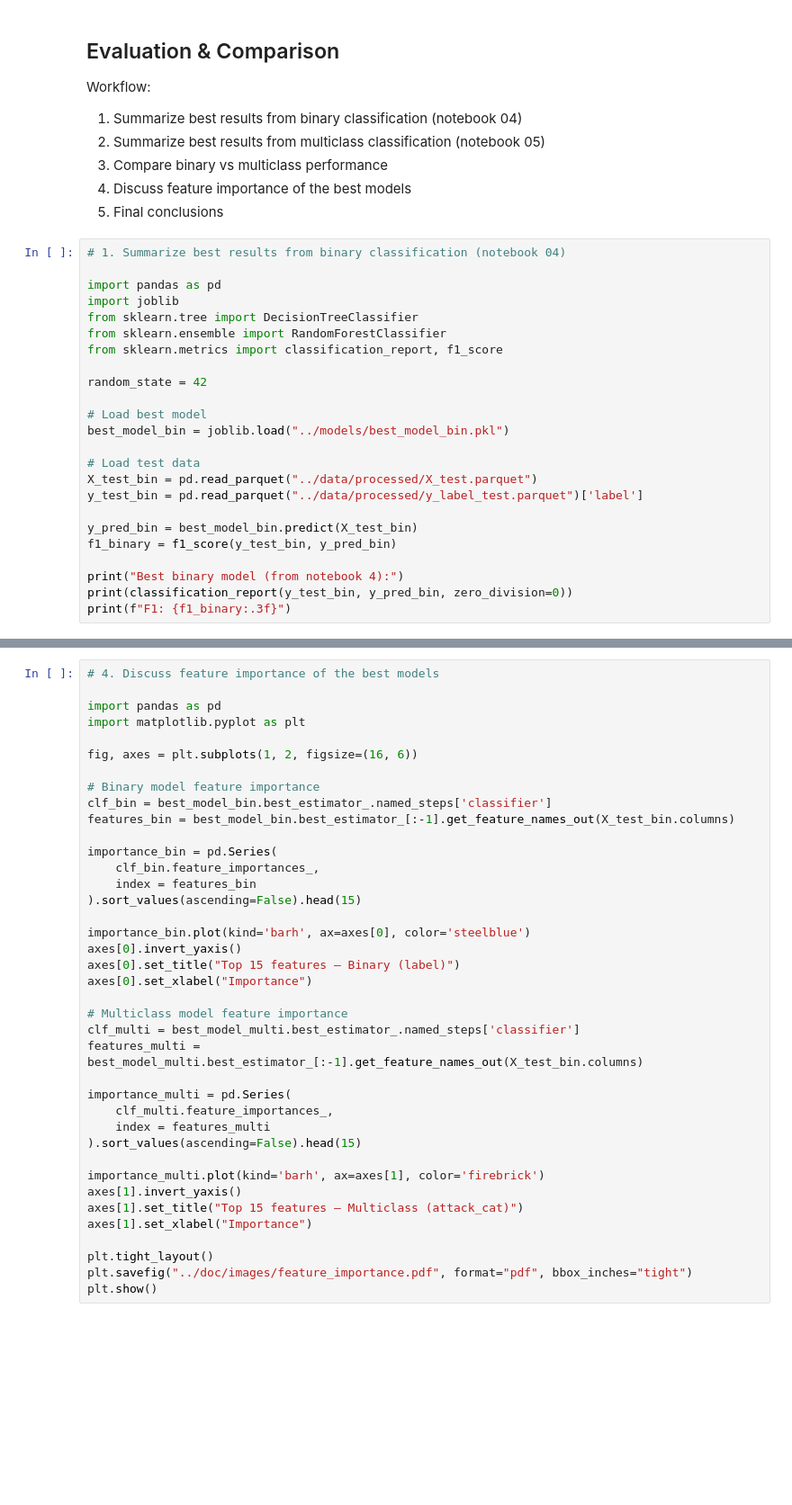
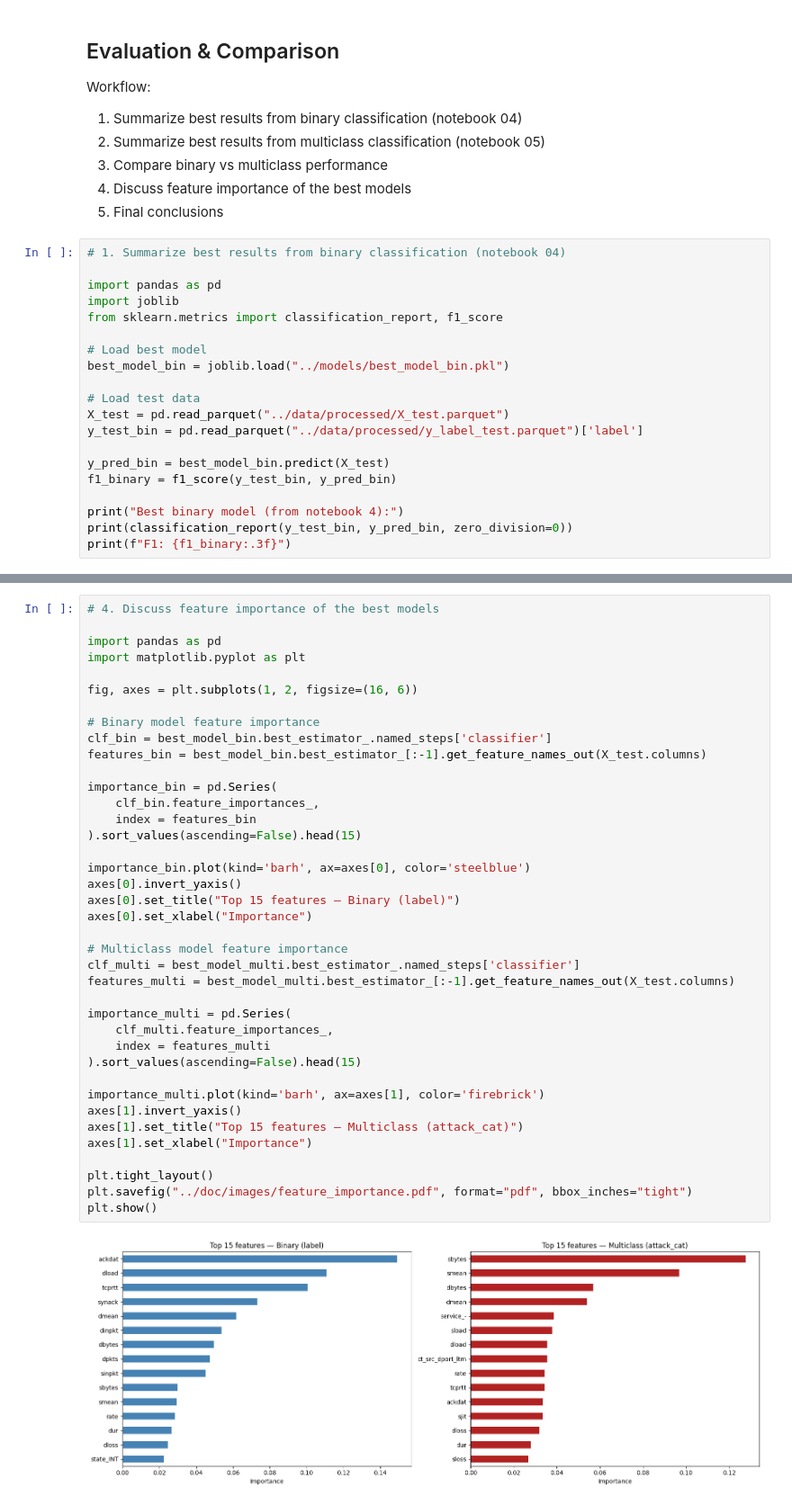
Before and after one commit to simonemontagnini02/Montagnini-IntrusionDetectionUNSW-NB15, a Jupyter notebook: notebooks/06_evaluation_comparison.ipynb, the cells around one changed output, grey strips where cells are left out. Shown at 90% size. Drawn from its saved outputs; the diff is of its cells as text; blank space fills up the shorter version.

Commit message:
Notebooks updated and removed /data/reduced

```diff
--- a/notebooks/06_evaluation_comparison.ipynb
+++ b/notebooks/06_evaluation_comparison.ipynb
@@ -12,20 +12,16 @@ Workflow:
 
 import pandas as pd
 import joblib
-from sklearn.tree import DecisionTreeClassifier
-from sklearn.ensemble import RandomForestClassifier
 from sklearn.metrics import classification_report, f1_score
-
-random_state = 42
 
 # Load best model
 best_model_bin = joblib.load("../models/best_model_bin.pkl")
 
 # Load test data
-X_test_bin = pd.read_parquet("../data/processed/X_test.parquet")
+X_test = pd.read_parquet("../data/processed/X_test.parquet")
 y_test_bin = pd.read_parquet("../data/processed/y_label_test.parquet")['label']
 
-y_pred_bin = best_model_bin.predict(X_test_bin)
+y_pred_bin = best_model_bin.predict(X_test)
 f1_binary = f1_score(y_test_bin, y_pred_bin)
 
 print("Best binary model (from notebook 4):")
@@ -93,33 +123,35 @@ fig, axes = plt.subplots(1, 2, figsize=(16, 6))
 
 # Binary model feature importance
 clf_bin = best_model_bin.best_estimator_.named_steps['classifier']
-features_bin = best_model_bin.best_estimator_[:-1].get_feature_names_out(X_test_bin.columns)
+features_bin = best_model_bin.best_estimator_[:-1].get_feature_names_out(X_test.columns)
 
 importance_bin = pd.Series(
     clf_bin.feature_importances_,
     index = features_bin
 ).sort_values(ascending=False).head(15)
 
 importance_bin.plot(kind='barh', ax=axes[0], color='steelblue')
 axes[0].invert_yaxis()
 axes[0].set_title("Top 15 features — Binary (label)")
 axes[0].set_xlabel("Importance")
 
 # Multiclass model feature importance
 clf_multi = best_model_multi.best_estimator_.named_steps['classifier']
-features_multi = best_model_multi.best_estimator_[:-1].get_feature_names_out(X_test_bin.columns)
+features_multi = best_model_multi.best_estimator_[:-1].get_feature_names_out(X_test.columns)
 
 importance_multi = pd.Series(
     clf_multi.feature_importances_,
     index = features_multi
 ).sort_values(ascending=False).head(15)
 
 importance_multi.plot(kind='barh', ax=axes[1], color='firebrick')
 axes[1].invert_yaxis()
 axes[1].set_title("Top 15 features — Multiclass (attack_cat)")
 axes[1].set_xlabel("Importance")
 
 plt.tight_layout()
 plt.savefig("../doc/images/feature_importance.pdf", format="pdf", bbox_inches="tight")
 plt.show()
+# %% [output]
+[figure, added]
 # %% [markdown]
```
Also changed, not shown: parts of 7 cells of this notebook, 12 other files.
